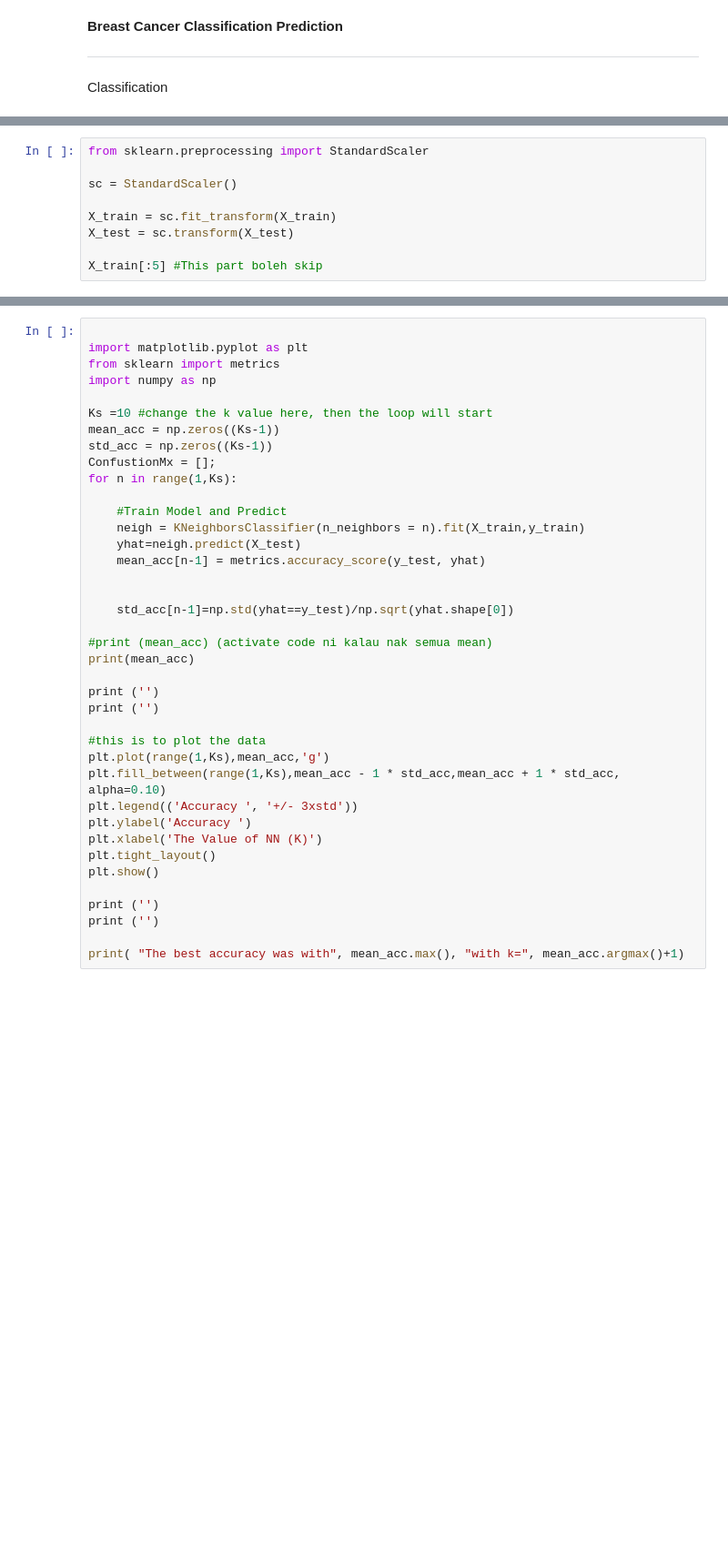
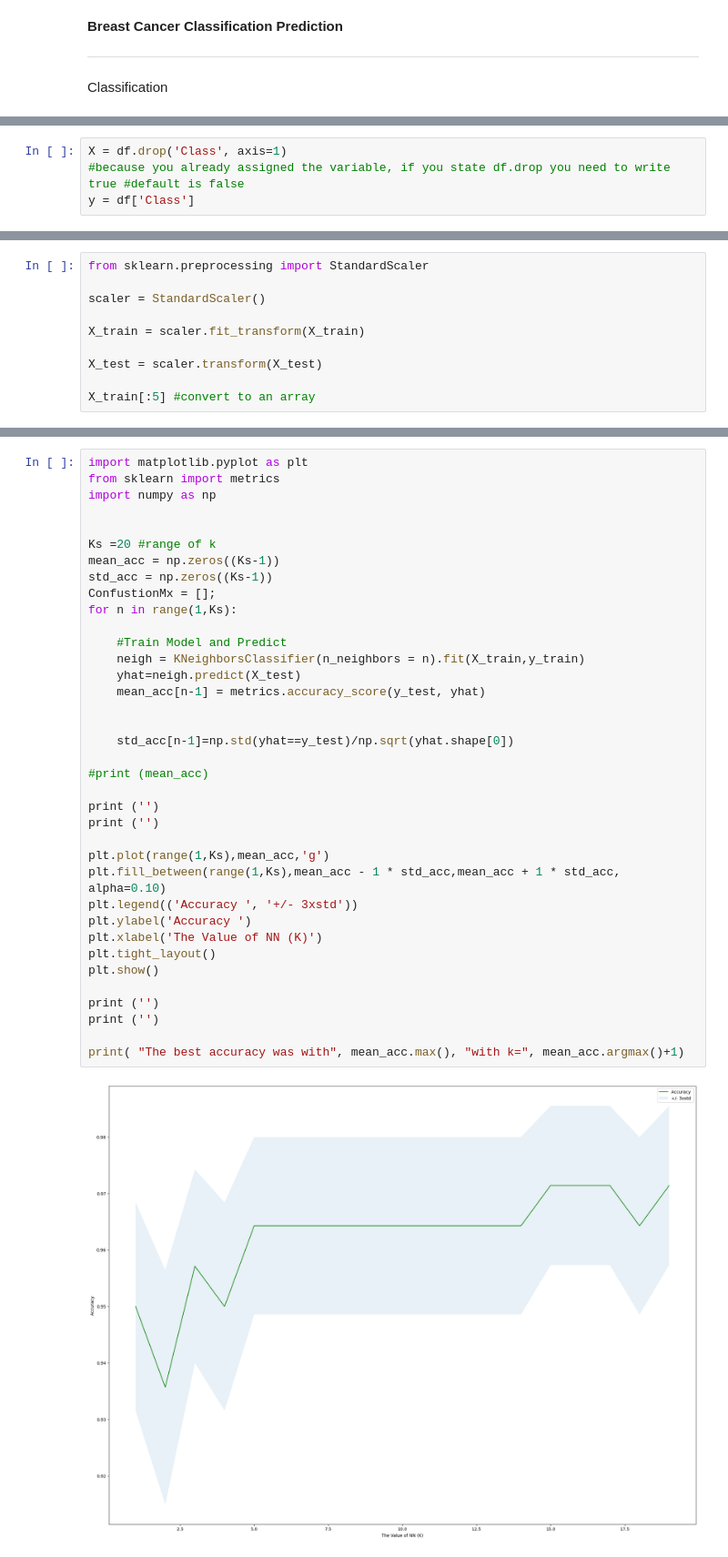
Before and after one commit to NumpyNerd/Machine-Learning, a Jupyter notebook: 07_Breast_Cancer_Classification_Prediction.ipynb, the cells around one changed output, grey strips where cells are left out. Shown at 91% size. Drawn from its saved outputs; the diff is of its cells as text; blank space fills up the shorter version.

```diff
--- a/07_Breast_Cancer_Classification_Prediction.ipynb
+++ b/07_Breast_Cancer_Classification_Prediction.ipynb
@@ -299 +227,5 @@ Split train test
+# %%
+X = df.drop('Class', axis=1)
+#because you already assigned the variable, if you state df.drop you need to write true #default is false
+y = df['Class']
 # %%
@@ -313,10 +255,11 @@ print (X_test.shape)
 # %%
 from sklearn.preprocessing import StandardScaler
 
-sc = StandardScaler()
+scaler = StandardScaler()
 
-X_train = sc.fit_transform(X_train)
-X_test = sc.transform(X_test)
+X_train = scaler.fit_transform(X_train)
 
-X_train[:5] #This part boleh skip
+X_test = scaler.transform(X_test)
+
+X_train[:5] #convert to an array
 # %% [output]
@@ -354,40 +297,39 @@ The accuracy is:  97.14285714285714
 # %%
-
 import matplotlib.pyplot as plt
 from sklearn import metrics
 import numpy as np
 
-Ks =10 #change the k value here, then the loop will start
+
+Ks =20 #range of k
 mean_acc = np.zeros((Ks-1))
 std_acc = np.zeros((Ks-1))
 ConfustionMx = [];
 for n in range(1,Ks):
 
     #Train Model and Predict
     neigh = KNeighborsClassifier(n_neighbors = n).fit(X_train,y_train)
     yhat=neigh.predict(X_test)
     mean_acc[n-1] = metrics.accuracy_score(y_test, yhat)
 
 
     std_acc[n-1]=np.std(yhat==y_test)/np.sqrt(yhat.shape[0])
 
-#print (mean_acc) (activate code ni kalau nak semua mean)
-print(mean_acc)
+#print (mean_acc)
 
 print ('')
 print ('')
 
-#this is to plot the data
 plt.plot(range(1,Ks),mean_acc,'g')
 plt.fill_between(range(1,Ks),mean_acc - 1 * std_acc,mean_acc + 1 * std_acc, alpha=0.10)
 plt.legend(('Accuracy ', '+/- 3xstd'))
 plt.ylabel('Accuracy ')
 plt.xlabel('The Value of NN (K)')
 plt.tight_layout()
 plt.show()
 
 print ('')
 print ('')
 
 print( "The best accuracy was with", mean_acc.max(), "with k=", mean_acc.argmax()+1)
 # %% [output]
+[figure, new version]
```
Also changed, not shown: parts of 51 cells of this notebook.
